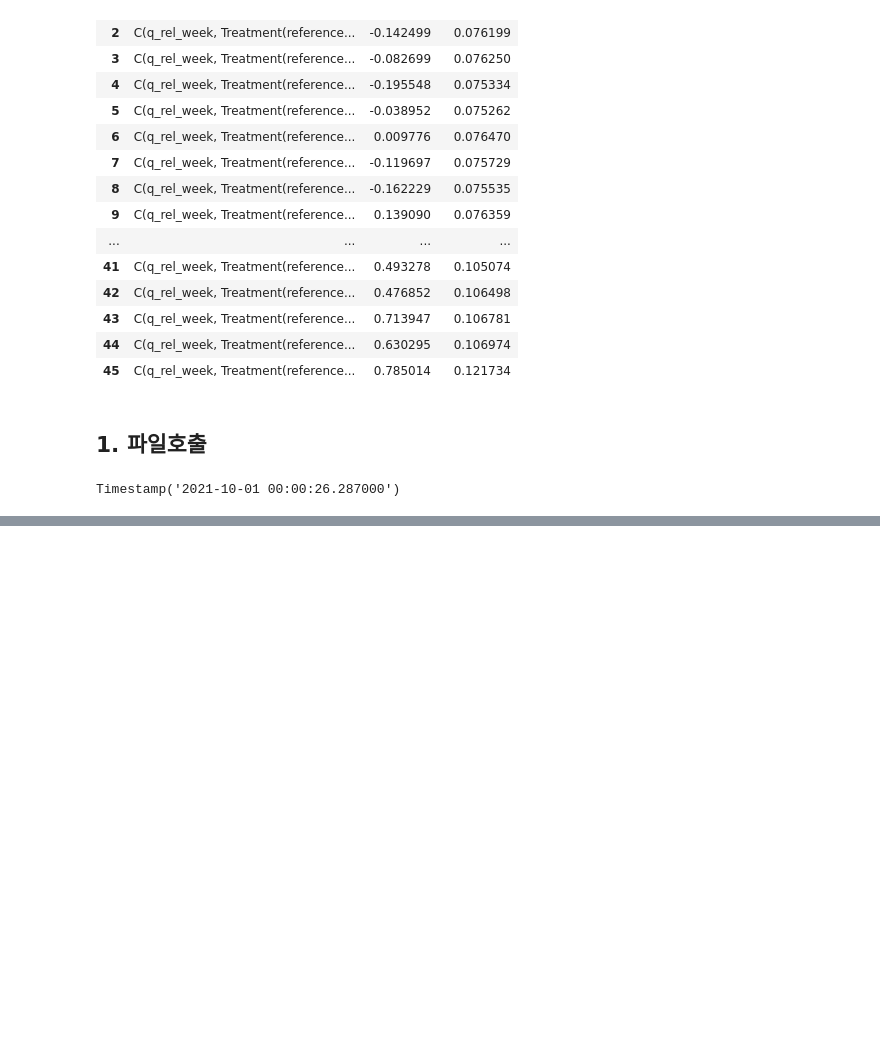
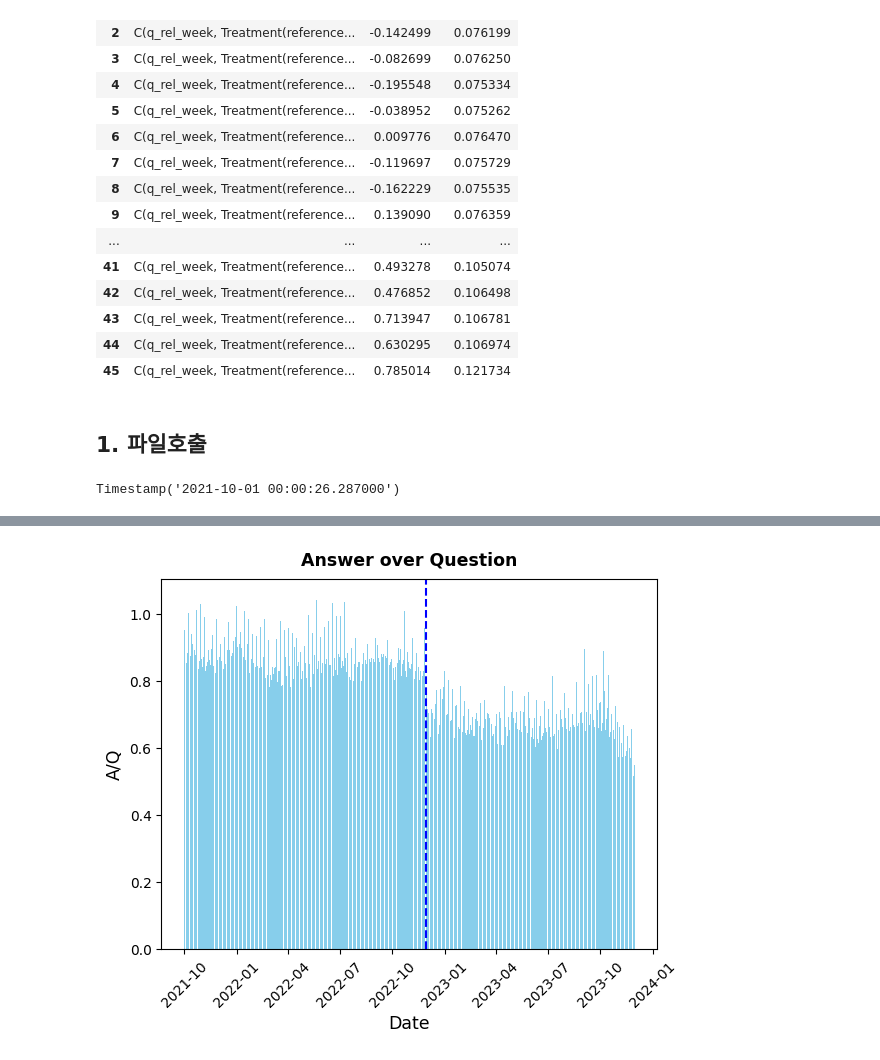
Before and after one commit to boysbeanxious/stackoverflow_src, a Jupyter notebook: DA/4_complexity.ipynb, the cells around one changed output, grey strips where cells are left out. Saved outputs shown, nothing was run; the diff lists cells and outputs as text; code cells hidden in the pictures; blank space fills up the shorter version.

```diff
--- a/DA/4_complexity.ipynb
+++ b/DA/4_complexity.ipynb
@@ -476,0 +288,29 @@ plt.show()
+# %%
+fig, ax = plt.subplots()
+
+
+ax.bar(df_wl_pt.date
+    ,  height = df_wl_pt[('wl_over7_rate', '2')]
+    ,  color = 'skyblue'
+    ,  label = 'Mean'
+    # ,  edgecolor = 'black'
+      ) # hist type
+
+ax.set_title("Answer over Question", # add title
+             fontsize = 12.5,
+             weight = 'bold',
+             pad = 10,
+             loc = 'center')
+ax.set_xlabel("Date", # add x-axis label
+              fontsize = 12.5)
+ax.set_ylabel("A/Q", # add y-axis label
+              fontsize = 12.5)
+
+ax.axvline(['2022-11-30'], # add vertical line
+           color = 'blue',
+           linestyle = '--',
+           linewidth = 1.5)
+plt.xticks(rotation=45)
+plt.show();
+# %% [output]
+[figure, added]
```
Also changed, not shown: parts of 41 cells of this notebook, 2 other files.
